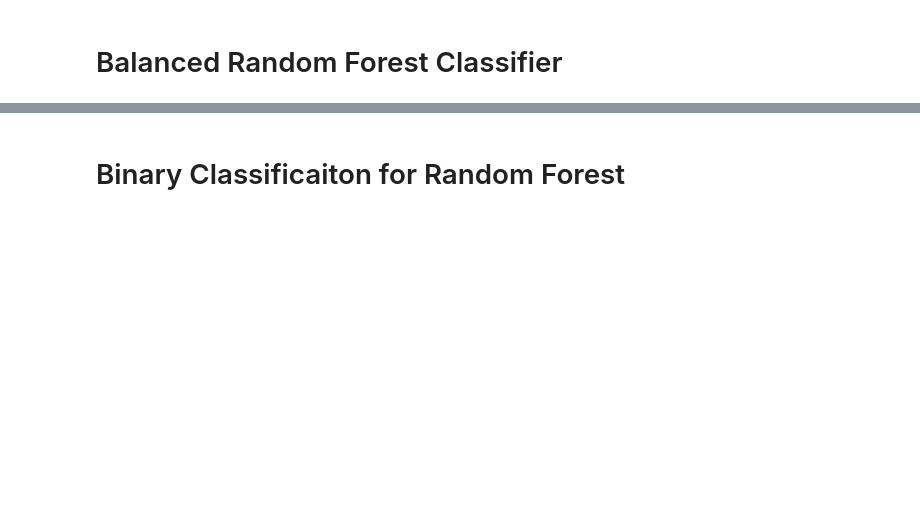
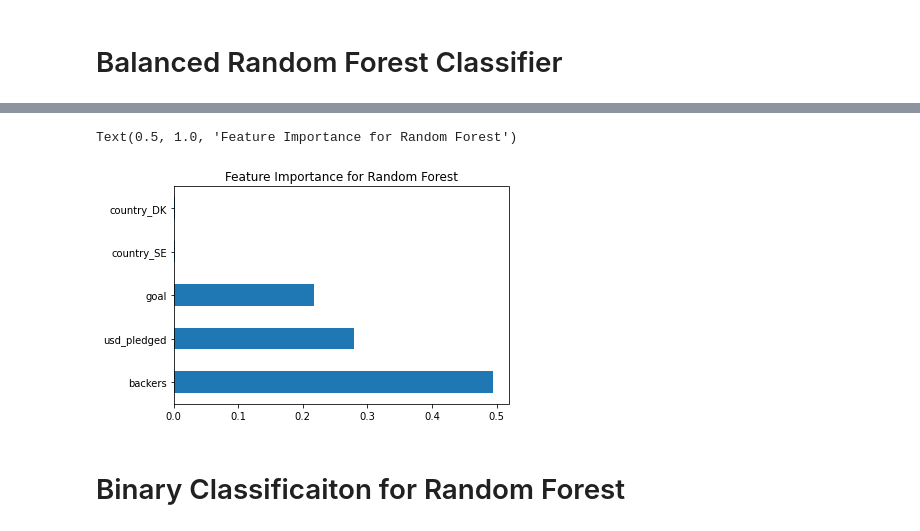
Before and after one commit to belindaleebl/kickstarter, a Jupyter notebook: 03.preprocessing-modeling-metrics.ipynb, the cells around one changed output, grey strips where cells are left out. Drawn from its saved outputs; the diff is of its cells as text; code cells hidden in the pictures; blank space fills up the shorter version.

```diff
--- a/03.preprocessing-modeling-metrics.ipynb
+++ b/03.preprocessing-modeling-metrics.ipynb
@@ -262,4 +283,14 @@ print(metrics.classification_report(y_test, brf_y_pred))
 weighted avg       0.81      0.58      0.65     63991
+# %%
+importances2 = forest.feature_importances_
+importances2 = pd.Series(importances, index=X_test.columns)
+importances2.nlargest(5).plot(kind = 'barh')
+plt.title('Feature Importance for Random Forest')
+
+#it looks like the same three features are listed in the Random Forest model
+# %% [output]
+Text(0.5, 1.0, 'Feature Importance for Random Forest')
+[figure, added]
 # %% [markdown]
 # Binary Classificaiton for Random Forest
 # %%
```
Also changed, not shown: parts of 14 cells of this notebook.
